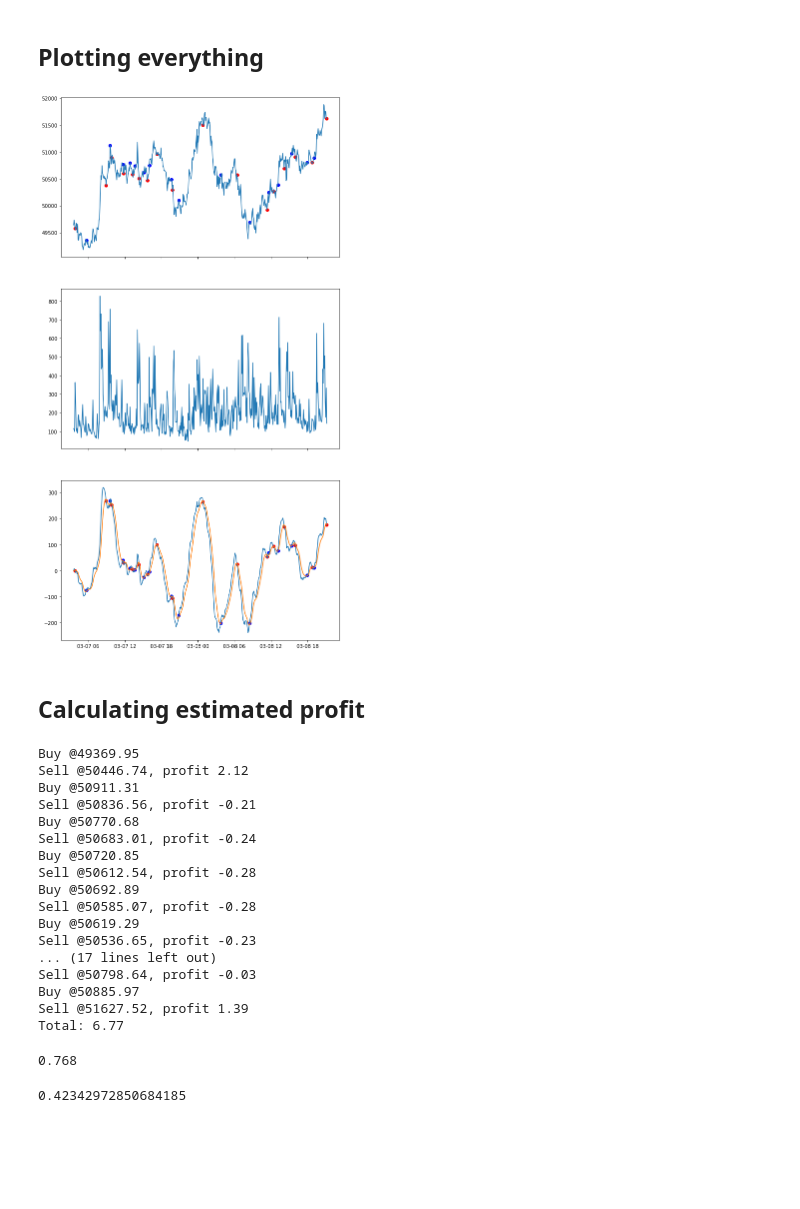
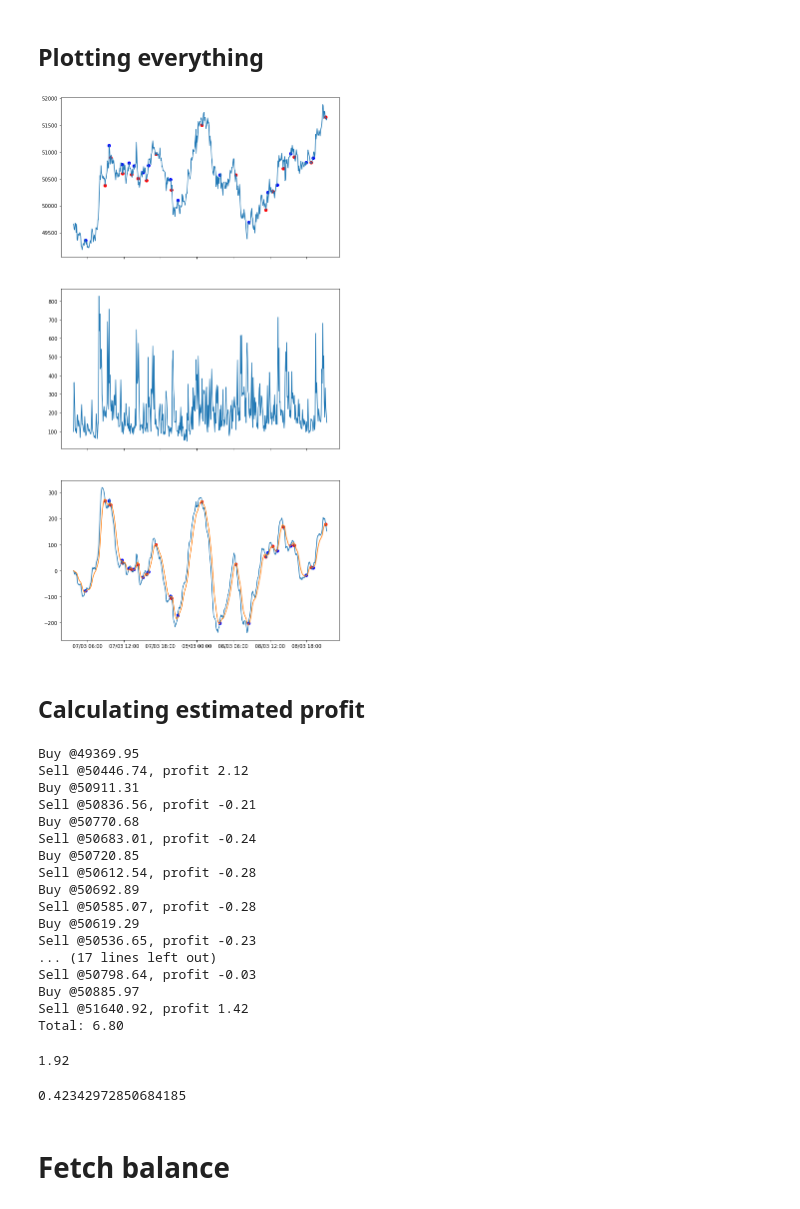
Before and after one commit to t0mm4rx/MACD-trading, a Jupyter notebook: notebooks/CCXT.ipynb, the cells around one changed output. Saved outputs shown, nothing was run; the diff lists cells and outputs as text; code cells hidden in the pictures; blank space fills up the shorter version.

```diff
--- a/notebooks/CCXT.ipynb
+++ b/notebooks/CCXT.ipynb
@@ -7,7 +7,8 @@ import matplotlib.pyplot as plt
 # %%
 creds = json.loads(open('../creds.json', 'r').read())
 # %%
-exchange = ccxt.binance(creds['binance'])
+# exchange = ccxt.binance(creds['binance'])
+exchange = ccxt.phemex(creds['phemex'])
 # %%
 exchange.rateLimit
 # %% [output]
@@ -16,3 +17,12 @@ exchange.rateLimit
 exchange.enableRateLimit = True
 # %% [markdown]
 ## We fetch the last BTC tickers from Binance
+# %%
+from datetime import timezone
+import datetime
+dt = datetime.datetime.now()
+utc_time = dt.replace(tzinfo = timezone.utc)
+utc_timestamp = utc_time.timestamp()
+
+timestamp = utc_timestamp
+# timestamp *= 1000
@@ -19,3 +33,3 @@ exchange.enableRateLimit = True
 # %%
-candles = np.array(exchange.fetch_ohlcv("BTC/USDT", '5m'))
+candles = np.array(exchange.fetch_ohlcv("BTC/USDT", '5m', int(timestamp) - 60 * 20, int(timestamp)))
 n = candles.shape[0]
@@ -73,27 +91,28 @@ data['crossover_sell'] = crossovers_sell
 # %%
 import matplotlib.dates as mdates
 fig, (ax1, ax2, ax3) = plt.subplots(3, 1, sharex=True, figsize=(10, 20))
 ax1.plot(data['date'], data['close'])
 ax2.plot(data['date'], data['volume'])
 ax3.plot(data['date'], data['macd'])
 ax3.plot(data['date'], data['macd9'])
-# ax1.xaxis.set_major_formatter(mdates.DateFormatter('%H:%M'))
+ax1.xaxis.set_major_formatter(mdates.DateFormatter('%d/%m %H:%M'))
 
 for index, row in data.iterrows():
     if (row['crossover_buy']):
         ax3.scatter(row['date'], row['macd'], color='b')
         ax1.scatter(row['date'], row['close'], color='b')
     if (row['crossover_sell']):
         ax3.scatter(row['date'], row['macd'], color='r')
         ax1.scatter(row['date'], row['close'], color='r')
 
 plt.show()
 # %% [output]
-[figure, old version]
+[figure, new version]
 # %% [markdown]
 ## Calculating estimated profit
 # %%
 profits = []
+taker_fee = 0.065
 
 last_buy = None
 for index, row in data.iterrows():
@@ -103,7 +122,7 @@ for index, row in data.iterrows():
     if (row['crossover_sell'] and last_buy):
         price = (row['open'] + row['close']) / 2
         variation = (price - last_buy) / last_buy * 100
-        profits.append(variation - 0.065)
+        profits.append(variation - taker_fee)
         last_buy = None
         print("Sell @{:.2f}, profit {:.2f}".format(price, profits[-1]))
 print("Total: {:.2f}".format(np.array(profits).sum()))
@@ -123,13 +142,15 @@ Sell @50536.65, profit -0.23
 ... (17 lines left out)
 Sell @50798.64, profit -0.03
 Buy @50885.97
-Sell @51627.52, profit 1.39
-Total: 6.77
+Sell @51640.92, profit 1.42
+Total: 6.80
 # %%
-len(profits) / (data.shape[0] / 24)
+len(profits) / (data.shape[0] / 60)
 # %% [output]
-0.768
+1.92
 # %%
 np.array(profits).mean()
 # %% [output]
 0.42342972850684185
+# %% [markdown]
+# Fetch balance
```
Also changed, not shown: parts of 14 cells of this notebook, 2 other files.
